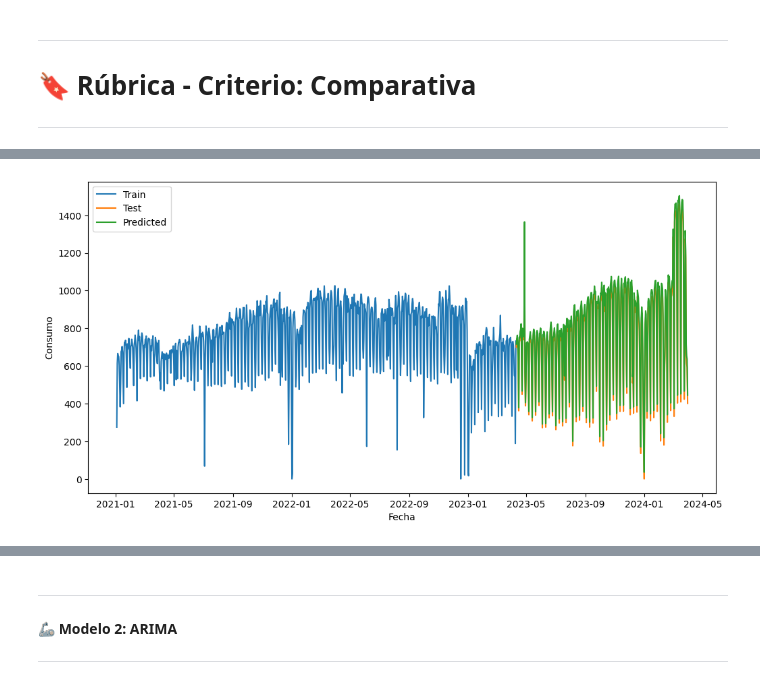
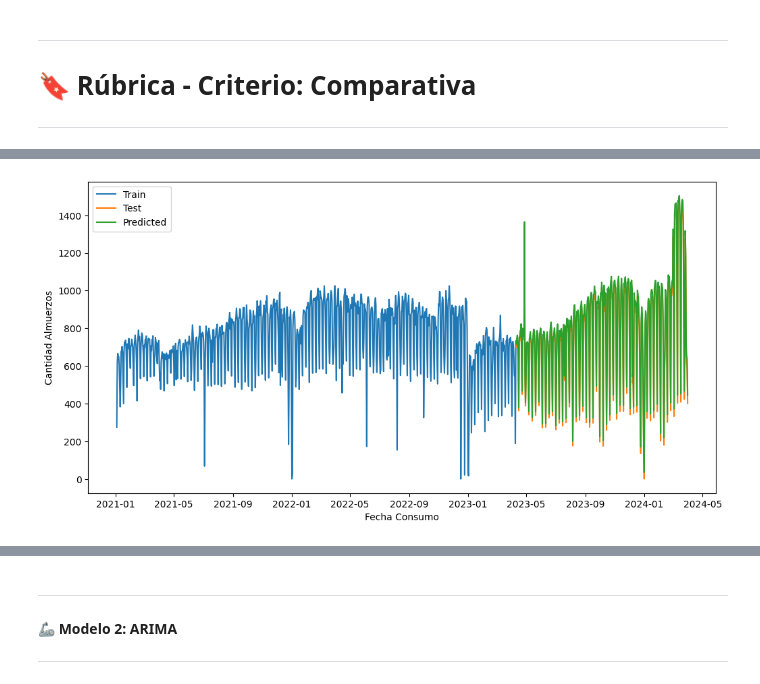
Before and after one commit to A01793509/Equipo_44, a Jupyter notebook: Avance4_44.ipynb, the cells around one changed output, grey strips where cells are left out. Saved outputs shown, nothing was run; the diff lists cells and outputs as text; code cells hidden in the pictures.

```diff
--- a/Avance4_44.ipynb
+++ b/Avance4_44.ipynb
@@ -287,16 +321,16 @@ dfmetricas
 
 ---
 # %%
-# Definir los parámetros SARIMAX
-p, d, q = 1, 2, 1 # Parámetros ARIMA
-P, D, Q, s = 1, 1, 1, 12 # Parámetros estacionales (ejemplo con estacionalidad anual)
+#Definimos los parámetros a utilizar en SARIMAX siguiendo los hallazgos de los entregables anteriores
+p, d, q = 1, 2, 1
+P, D, Q, s = 1, 1, 1, 12 #Estos serán nuestros parámetros estacionales
 
-# Ajustar el modelo
-model = sm.tsa.SARIMAX(train_endog, exog=train_exog, order=(p, d, q), seasonal_order=(P, D, Q, s))
-results = model.fit()
+#Entrenamos el modelo
+Modelo_SARIMAX = sm.tsa.SARIMAX(train_endog, exog=train_exog, order=(p, d, q), seasonal_order=(P, D, Q, s))
+Resultados_SARIMAX = Modelo_SARIMAX.fit()
 
-# Resumen del modelo
-print(results.summary())
+#Observamos los datos de resumen del modelo
+print(Resultados_SARIMAX.summary())
 # %% [output]
                                      SARIMAX Results
 ==========================================================================================
@@ -366,0 +352,11 @@ RMSE:  29.931063054187177
+# %%
+#Definimos el rango de fechas en nuestro conjunto de pruebas para la predicción con el modelo
+Fecha_Inicio = test_endog.index[0]  #Fecha desde
+Fecha_Fin =  test_endog.index[-1]  #Fecha hasta
+# %%
+#Realizamos las predicciones
+Prediccion_SARIMAX = Resultados_SARIMAX.get_prediction(start=Fecha_Inicio, end=Fecha_Fin, exog=test_exog)
+Prediccion_Final_SARIMAX = Prediccion_SARIMAX.predicted_mean
+
+#Definimos los intervalos de confianza
+Prediccion_CI_SARIMAX = Prediccion_SARIMAX.conf_int()
@@ -367,14 +389,13 @@ RMSE:  29.931063054187177
 # %%
-import matplotlib.pyplot as plt
-
+#Graficamos las predicciones para realizar un análisis visual
 plt.figure(figsize=(12, 6))
 plt.plot(train_endog, label='Train')
 plt.plot(test_endog, label='Test')
-plt.plot(pred_mean, label='Predicted')
-plt.fill_between(pred_ci.index, pred_ci.iloc[:, 0], pred_ci.iloc[:, 1], color='k', alpha=0.2)
-plt.xlabel('Fecha')
-plt.ylabel('Consumo')
+plt.plot(Prediccion_Final_SARIMAX, label='Predicted')
+plt.fill_between(Prediccion_CI_SARIMAX.index, Prediccion_CI_SARIMAX.iloc[:, 0], Prediccion_CI_SARIMAX.iloc[:, 1], color='k', alpha=0.2)
+plt.xlabel('Fecha Consumo')
+plt.ylabel('Cantidad Almuerzos')
 plt.legend()
 plt.show()
 # %% [output]
-[figure, old version]
+[figure, new version]
```
Also changed, not shown: parts of 67 cells of this notebook.
